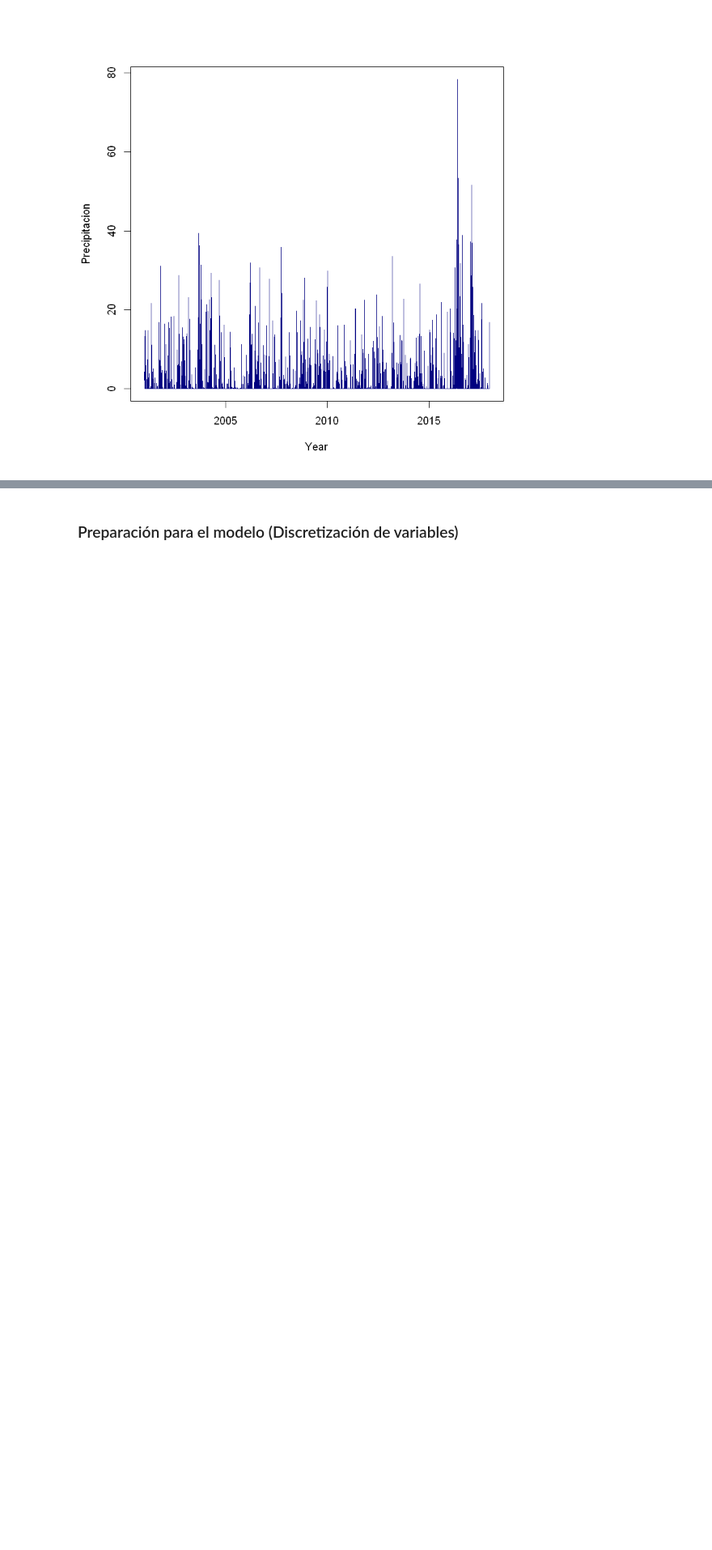
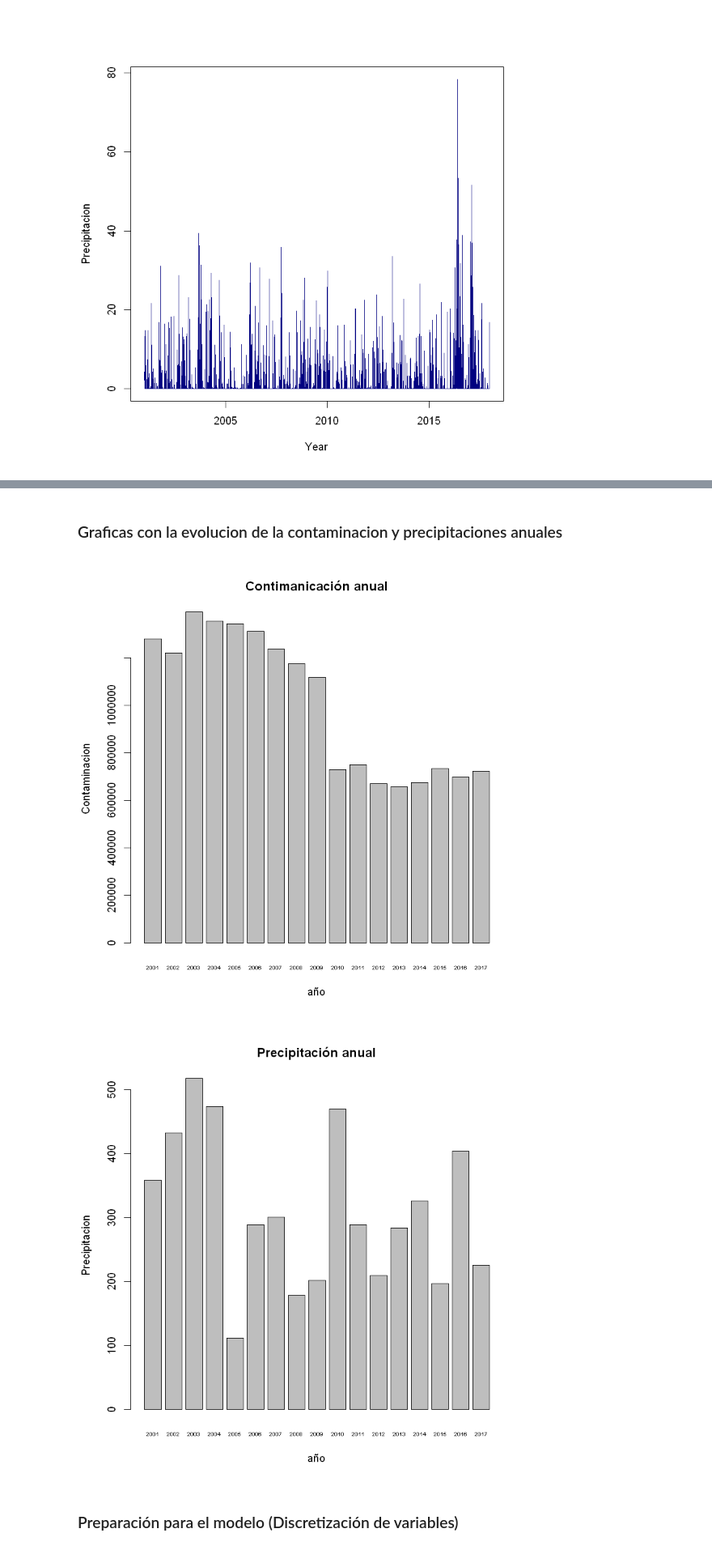
Before and after one commit to manumonforte/DataMining-BigDataParadigm, a Jupyter notebook: Estudio.ipynb, the cells around one changed output, grey strips where cells are left out. Shown at 81% size. Drawn from its saved outputs; the diff is of its cells as text; code cells hidden in the pictures; blank space fills up the shorter version.

Commit message:
agregacion anual de gases y precipitaciones

```diff
--- a/Estudio.ipynb
+++ b/Estudio.ipynb
@@ -551,0 +550,17 @@ plot(rainfall_ts, xlab="Year", ylab="Precipitacion",
+# %%
+# divido por año, mes y dia
+madrid_year <- madrid %>% separate(date, sep="-", into = c("year", "month", "day"))
+
+# sumo todos los dias del año para cada gas
+madrid_year <- madrid_year %>%
+  group_by(year) %>%
+  summarise(CO = sum(CO, na.rm = TRUE),
+            NO_2 = sum(NO_2, na.rm = TRUE),
+            O_3 = sum(O_3, na.rm = TRUE),
+            PM10 = sum(PM10, na.rm = TRUE),
+            SO_2 = sum(SO_2, na.rm = TRUE))
+
+madrid_year <- madrid_year[-c(18),] # quito 2018 porque solo llega hasta mayo
+madrid_year$totalPollution <- rowSums(madrid_year[,2:6]) # agrego los gases contaminantes que corresponden a las columnas 2 a 6
+
+head(madrid_year, n = 17)
@@ -551,0 +586,12 @@ plot(rainfall_ts, xlab="Year", ylab="Precipitacion",
+# %%
+# divido por año, mes y dia
+rainfall_year <-rainfall %>% separate(date, sep="-", into = c("year", "month", "day"))
+
+# sumo todos los dias del año para cada gas
+rainfall_year <- rainfall_year %>%
+  group_by(year) %>%
+  summarise(quantity = sum(quantity, na.rm = TRUE))
+
+rainfall_year <- rainfall_year[-c(18),] # quito 2018 como en la tabla de contaminacion
+
+head(rainfall_year, n = 17)
@@ -552,3 +617,14 @@ plot(rainfall_ts, xlab="Year", ylab="Precipitacion",
+# %% [markdown]
+### Graficas con la evolucion de la contaminacion y precipitaciones anuales
+# %%
+barplot(madrid_year$totalPollution, main ="Contimanicación anual",xlab = "año",ylab = "Contaminacion",
+        names.arg= madrid_year$year, cex.names=.5)
+
+barplot(rainfall_year$quantity, main ="Precipitación anual",xlab = "año",ylab = "Precipitacion",
+        names.arg= rainfall_year$year, cex.names=.5)
+# %% [output]
+[figure, added]
+[figure, added]
 # %% [markdown]
 ### Preparación para el modelo (Discretización de variables)
 # %% [markdown]
```
Also changed, not shown: parts of 16 cells of this notebook.
